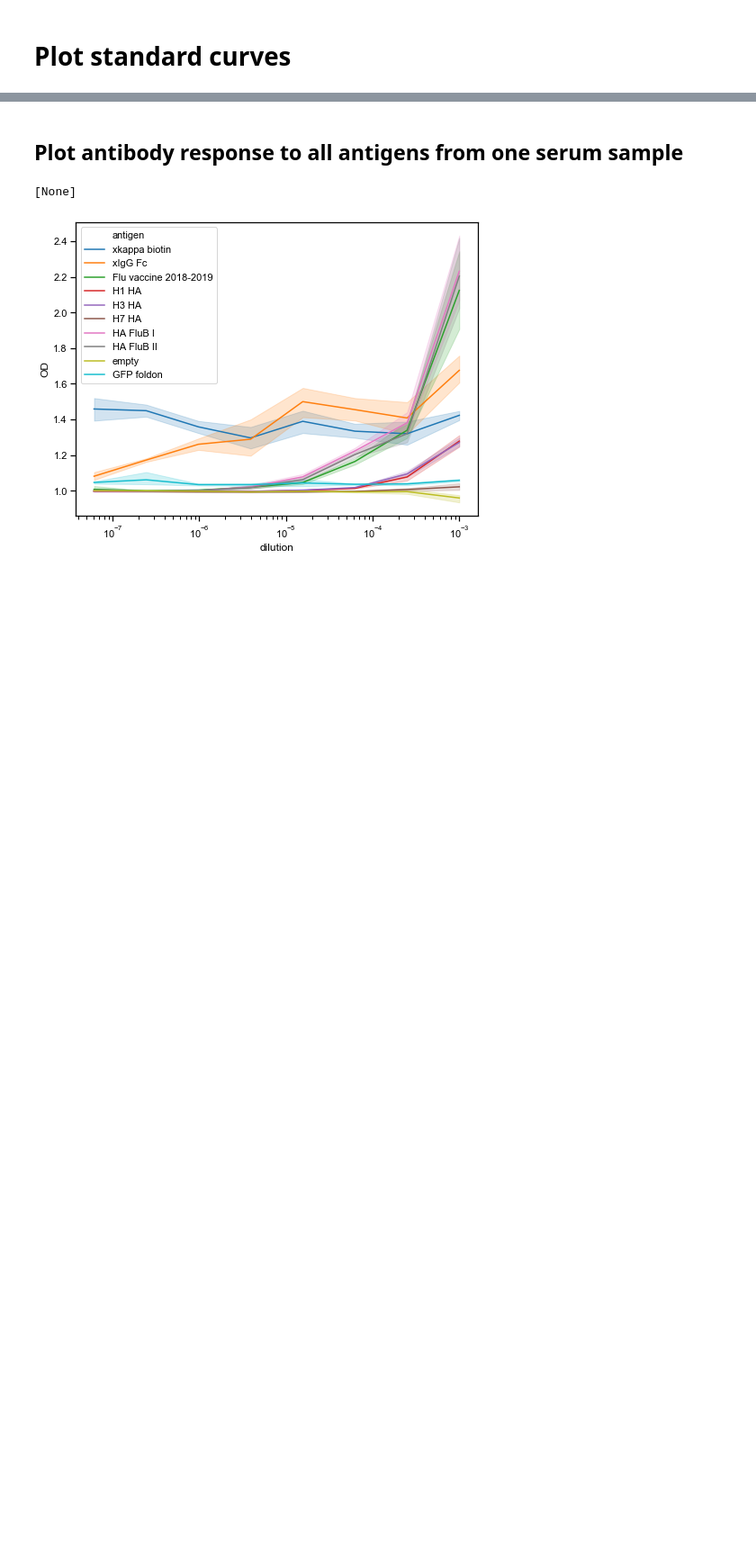
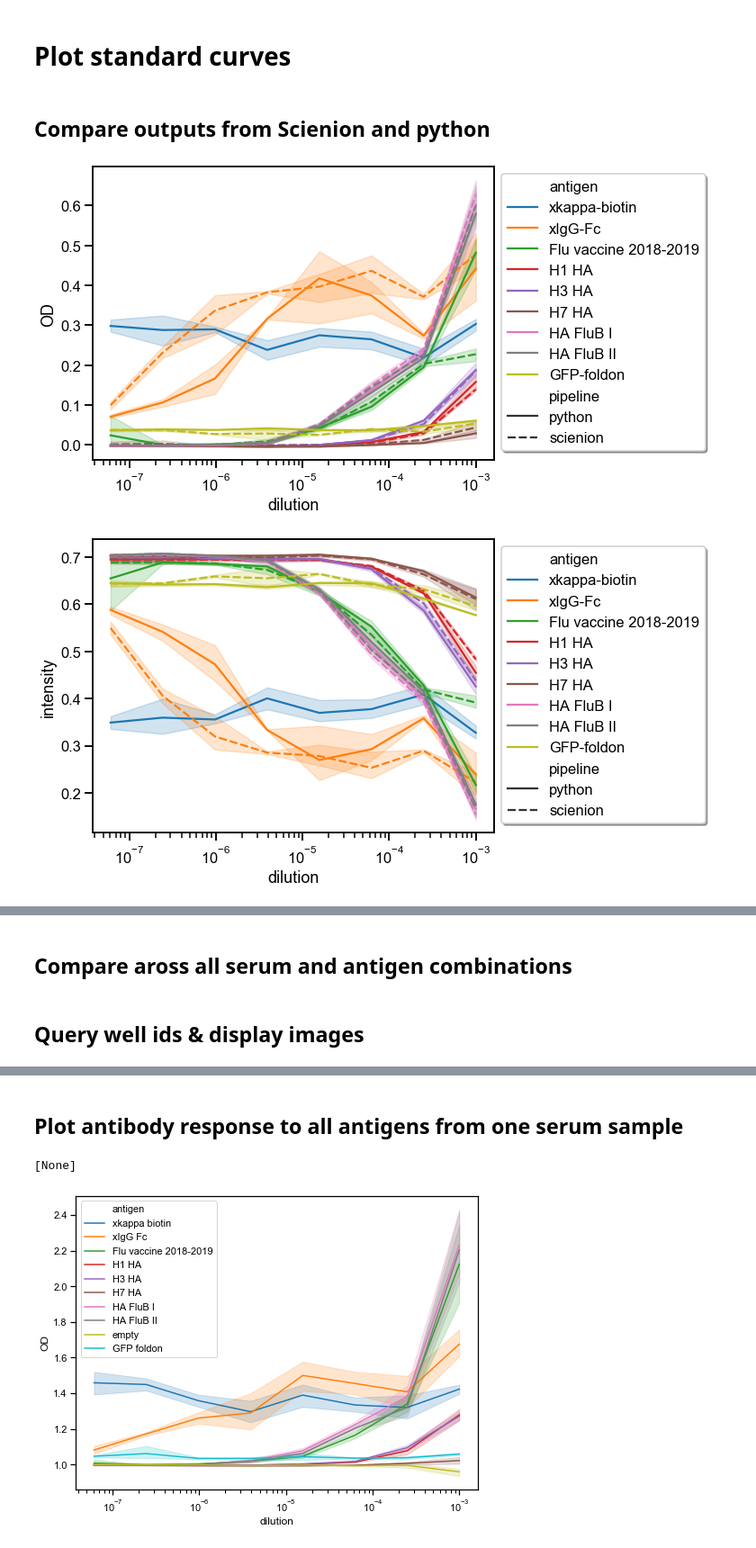
Before and after one commit to mehta-lab/multiSero, a Jupyter notebook: notebooks_interpretation/20200330_March25_flutasteplate_1/FluPlateInterpretationV4_smg.ipynb, the cells around one changed output, grey strips where cells are left out. Shown at 90% size. Cells and saved outputs as stored; diff of their text form; code cells hidden in the pictures; blank space fills up the shorter version.

```diff
--- a/notebooks_interpretation/20200330_March25_flutasteplate_1/FluPlateInterpretationV4_smg.ipynb
+++ b/notebooks_interpretation/20200330_March25_flutasteplate_1/FluPlateInterpretationV4_smg.ipynb
@@ -328,4 +328,4 @@ df_scn[:20]
 | 18 | 3 | 4 | A1 | 0.483125 | 0.664706 | 0.138570 | H7 HA | Control | 1.0 | ... |
 | 19 | 3 | 5 | A1 | 0.623384 | 0.669675 | 0.031108 | GFP-foldon | Control | 1.0 | ... |
 # %%
-canary_df = canary_df.append(df_scn)
+python_df = python_df.append(df_scn)
@@ -379,27 +331,0 @@ for serum in canary_df['serum'].unique():
-# %%
-# serum = 'HumanReferencePlasma'
-serum = 'MS'
-day = 0
-canary_subdf = canary_df[(canary_df['serum']==serum) & (canary_df['day']==day) & (canary_df['pipeline']=='python')]
-scienion_subdf = canary_df[(canary_df['serum']==serum) & (canary_df['day']==day) & (canary_df['pipeline']=='scienion')]
-
-y_list = ["OD", "intensity", "background"]
-
-for y in y_list:
-    fig=plt.figure(figsize =(8, 6))
-    ax1 = sns.lineplot(x="dilution", y=y, hue='antigen', data=canary_subdf)
-    ax1.set(xscale="log")
-    plt.title('robin')
-    lgd=ax1.legend(loc='upper left', bbox_to_anchor=(1, 1), shadow=True, ncol=1)
-    fig.savefig(os.path.join(data_folder, y + '_robin.jpg'), dpi=300, bbox_inches='tight')
-
-for y in y_list:
-    fig=plt.figure(figsize =(8, 6))
-    ax1 = sns.lineplot(x="dilution", y=y, hue='antigen', data=scienion_subdf)
-    ax1.set(xscale="log")
-    plt.title('scienion')
-    lgd=ax1.legend(loc='upper left', bbox_to_anchor=(1, 1), shadow=True, ncol=1)
-    fig.savefig(os.path.join(data_folder, y + '_scienion.jpg'), dpi=300, bbox_inches='tight')
-
-#plt.subplot(121)
-#ax1=sns.lineplot(x="dilution", y="OD", hue='antigen', data=sub_df)
@@ -415,2 +348,20 @@ canary_df
 # %% [markdown]
 # Plot standard curves
+# %% [markdown]
+## Compare outputs from Scienion and python
+# %%
+# serum = 'HumanReferencePlasma'
+serum = 'MS'
+day = 0
+sub_df = python_df[(python_df['serum']==serum) & (python_df['day']==day)]
+y_list = ["OD", "intensity", "background"]
+
+for y in y_list:
+    plt.figure(figsize =(8, 6))
+    ax1 = sns.lineplot(x="dilution", y=y, hue='antigen', style= 'pipeline', data=sub_df)
+    ax1.set(xscale="log")
+    lgd=ax1.legend(loc='upper left', bbox_to_anchor=(1, 1), shadow=True, ncol=1)
+#     plt.savefig(os.path.join(data_folder, '.'.join([y, 'jpg'])), dpi=300, bbox_inches='tight')
+# %% [output]
+[figure, added]
+[figure, added]
@@ -416,0 +369,2 @@ canary_df
+# %% [markdown]
+## Compare aross all serum and antigen combinations
@@ -416,0 +387,2 @@ canary_df
+# %% [markdown]
+## Query well ids & display images
```
Also changed, not shown: parts of 18 cells of this notebook, 13 other files.
